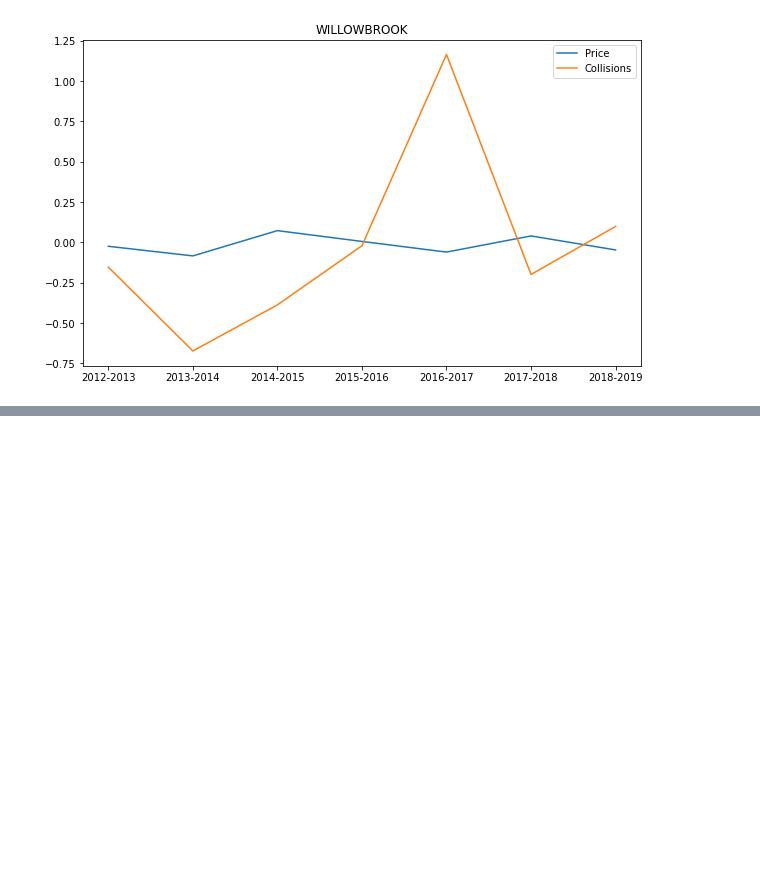
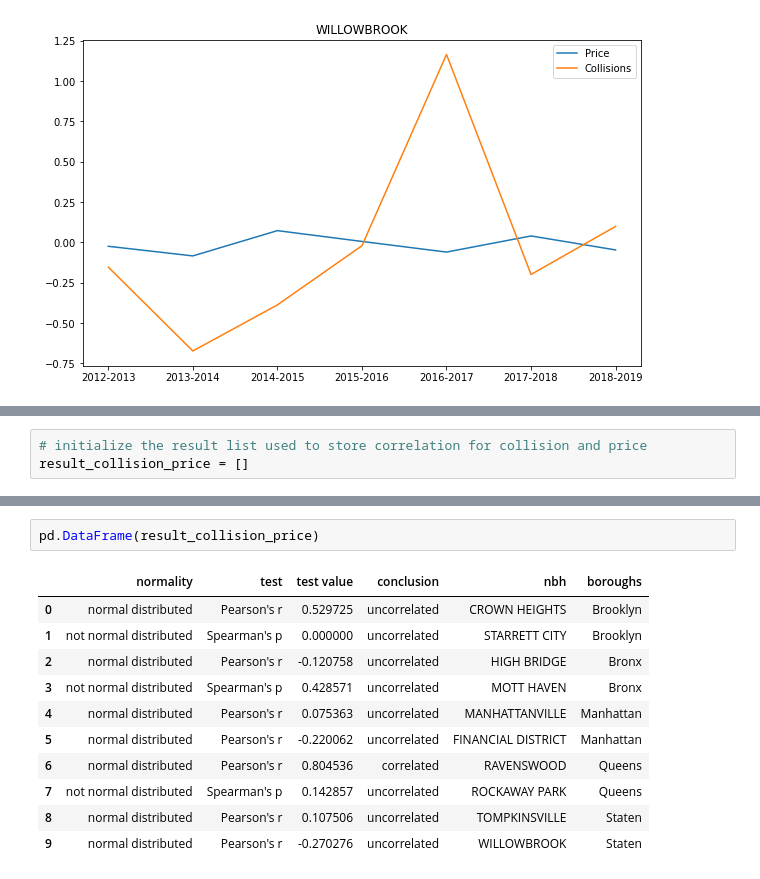
Before and after one commit to Dh0le/2022Spring_Finals, a Jupyter notebook: IS597 Final Project.ipynb, the cells around one changed output, grey strips where cells are left out. Drawn from its saved outputs; the diff is of its cells as text; blank space fills up the shorter version.

```diff
--- a/IS597 Final Project.ipynb
+++ b/IS597 Final Project.ipynb
@@ -1099,0 +1002,3 @@ StatenIslandData
+# %%
+# initialize the result list used to store correlation for collision and price
+result_collision_price = []
@@ -1099,0 +1016,14 @@ StatenIslandData
+# %%
+pd.DataFrame(result_collision_price)
+# %% [output]
+|  | normality | test | test value | conclusion | nbh | boroughs |
+| 0 | normal distributed | Pearson's r | 0.529725 | uncorrelated | CROWN HEIGHTS | Brooklyn |
+| 1 | not normal distributed | Spearman's p | 0.000000 | uncorrelated | STARRETT CITY | Brooklyn |
+| 2 | normal distributed | Pearson's r | -0.120758 | uncorrelated | HIGH BRIDGE | Bronx |
+| 3 | not normal distributed | Spearman's p | 0.428571 | uncorrelated | MOTT HAVEN | Bronx |
+| 4 | normal distributed | Pearson's r | 0.075363 | uncorrelated | MANHATTANVILLE | Manhattan |
+| 5 | normal distributed | Pearson's r | -0.220062 | uncorrelated | FINANCIAL DISTRICT | Manhattan |
+| 6 | normal distributed | Pearson's r | 0.804536 | correlated | RAVENSWOOD | Queens |
+| 7 | not normal distributed | Spearman's p | 0.142857 | uncorrelated | ROCKAWAY PARK | Queens |
+| 8 | normal distributed | Pearson's r | 0.107506 | uncorrelated | TOMPKINSVILLE | Staten |
+| 9 | normal distributed | Pearson's r | -0.270276 | uncorrelated | WILLOWBROOK | Staten |
```
Also changed, not shown: parts of 67 cells of this notebook, 1 other file.
